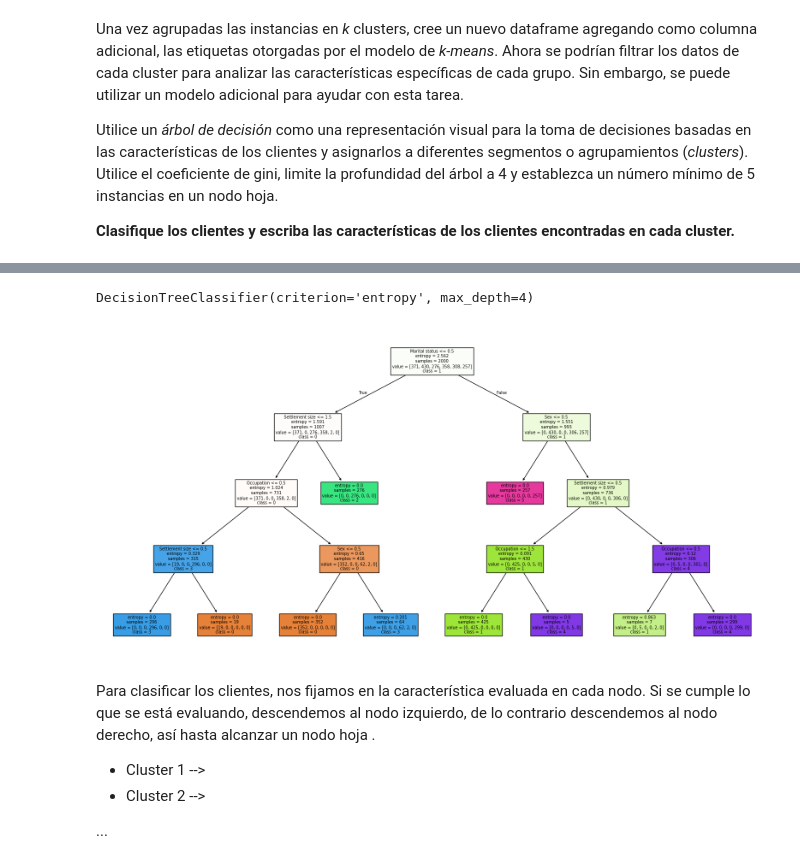
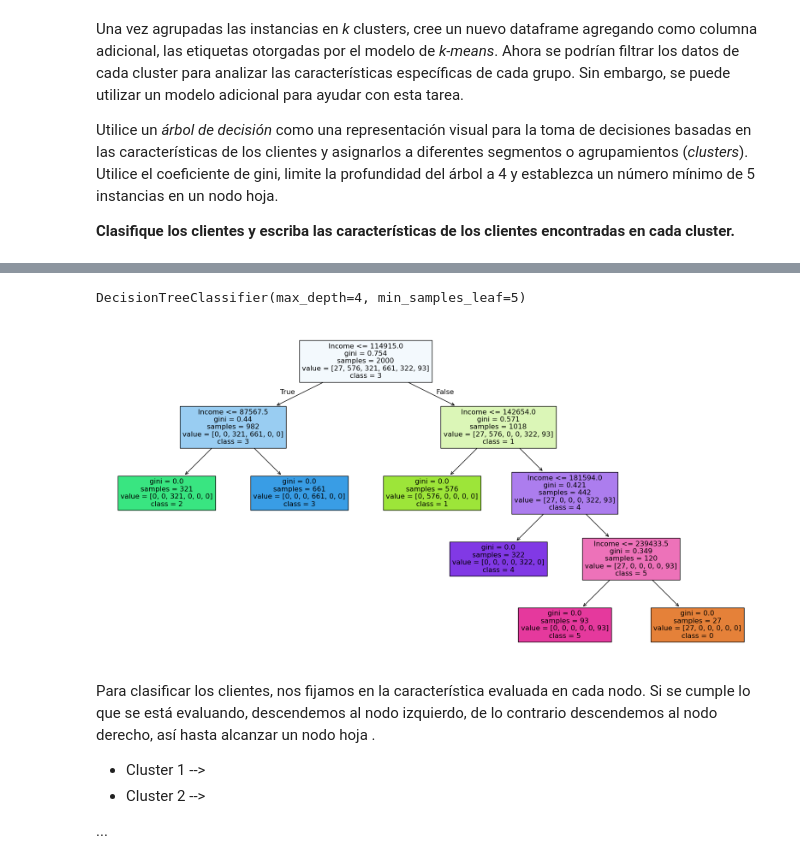
Before and after one commit to axelescalante0/Aprendizaje-Maquinal, a Jupyter notebook: Scrips/Clustering/Segmentacion_de_clientes.ipynb, the cells around one changed output, grey strips where cells are left out. Drawn from its saved outputs; the diff is of its cells as text; code cells hidden in the pictures.

Commit message:
Clustering: correciones en DecisionTreeClassifier()

```diff
--- a/Scrips/Clustering/Segmentacion_de_clientes.ipynb
+++ b/Scrips/Clustering/Segmentacion_de_clientes.ipynb
@@ -192,17 +193,16 @@ customer.head()
 X = customer.drop('cluster', axis=1)
 y = customer['cluster']
 
-tree = DecisionTreeClassifier(criterion='entropy', max_depth=4)
+tree = DecisionTreeClassifier(criterion='gini', max_depth=4, min_samples_leaf=5)
 tree.fit(X, y)
 # %% [output]
-DecisionTreeClassifier(criterion='entropy', max_depth=4)
+DecisionTreeClassifier(max_depth=4, min_samples_leaf=5)
-# %%
-# Utilice un *árbol de decisión* como una representación visual para la toma de decisiones basadas en las características de los clientes y asignarlos a diferentes segmentos o agrupamientos (*clusters*). Utilice el coeficiente de gini, limite la profundidad del árbol a 4 y establezca un número mínimo de 5 instancias en un nodo hoja.
-plt.figure(figsize=(20, 10))
-plot_tree(tree, filled=True, feature_names=customer.columns, class_names=['0', '1', '2', '3', '4', '5'])
-plt.show()
-# %% [output]
-[figure, removed]
+# %%
+plt.figure(figsize=(20, 10))
+plot_tree(tree, filled=True, feature_names=X.columns, class_names=['0', '1', '2', '3', '4', '5'])
+plt.show()
+# %% [output]
+[figure, added]
 # %% [markdown]
 Para clasificar los clientes, nos fijamos en la característica evaluada en cada nodo. Si se cumple lo que se está evaluando, descendemos al nodo izquierdo, de lo contrario descendemos al nodo derecho, así hasta alcanzar un nodo hoja .
 
```
Also changed, not shown: parts of 5 cells of this notebook.
